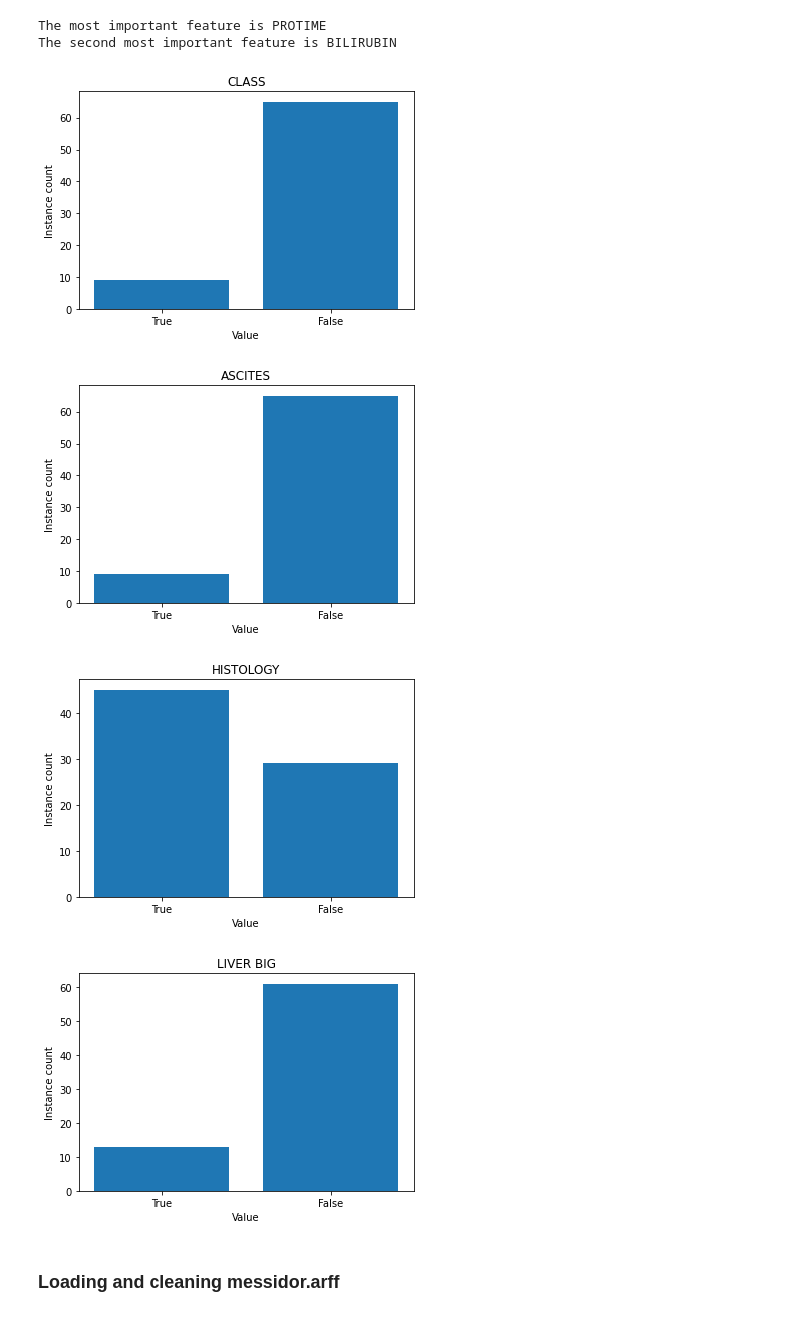
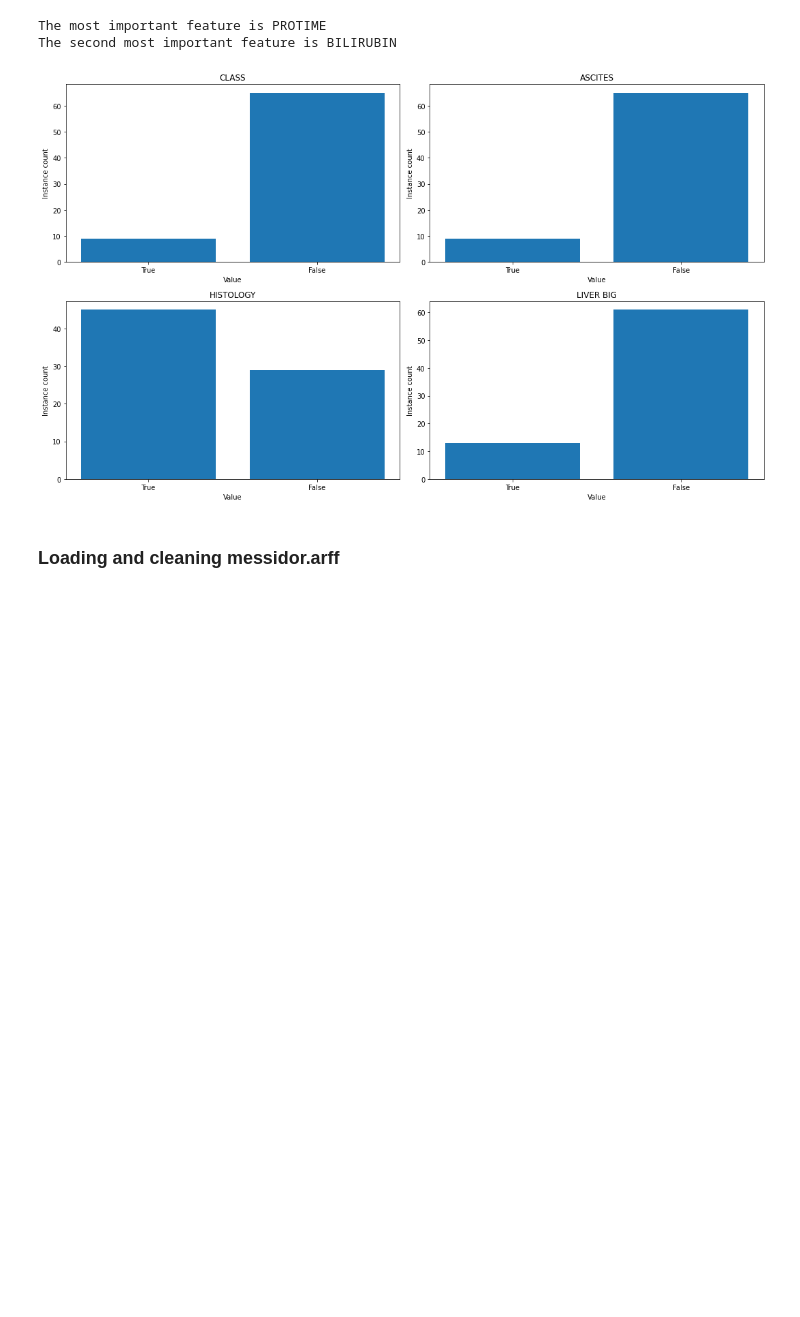
Before and after one commit to faithrts/ML-Intro, a Jupyter notebook: A1_Draft.ipynb, the cells around one changed output. Cells and saved outputs as stored; diff of their text form; code cells hidden in the pictures; blank space fills up the shorter version.

```diff
--- a/A1_Draft.ipynb
+++ b/A1_Draft.ipynb
@@ -234,16 +255,3 @@ def top_2_features(importance_arr, df):
 
   print("The most important feature is " + list(df.columns)[top_feat_index])
   print("The second most important feature is " + list(df.columns)[second_feat_index])
-# %%
-def plot_bool_distributions(col_arr, df):
-  for col in col_arr:
-    x_arr = ['True', 'False']
-    y_arr = np.bincount(df[col].to_numpy())
-
-    # plots histogram
-    plt.figure()
-    plt.bar(x_arr, y_arr)
-    plt.title(col.upper())
-    plt.xlabel("Value")
-    plt.ylabel("Instance count")
-    plt.show()
@@ -418,15 +468,12 @@ The second most important feature is BILIRUBIN
 # %%
 ### analysis of boolean distributions for CLASS, ASCITES, HISTOLOGY, LIVER BIG
 
 bool_cols_of_interest = ['CLASS', 'ASCITES', 'HISTOLOGY', 'LIVER BIG']
 
 # plotting a bar graph for each boolean column of interest
-plot_bool_distributions(bool_cols_of_interest, hep_df)
+plot_bool_distributions(bool_cols_of_interest, hep_df, 2)
 # %% [output]
-[figure, old version]
+[figure, new version]
-[figure, removed]
-[figure, removed]
-[figure, removed]
 # %% [markdown]
 ### Loading and cleaning messidor.arff
 # %%
```
Also changed, not shown: parts of 6 cells of this notebook.
